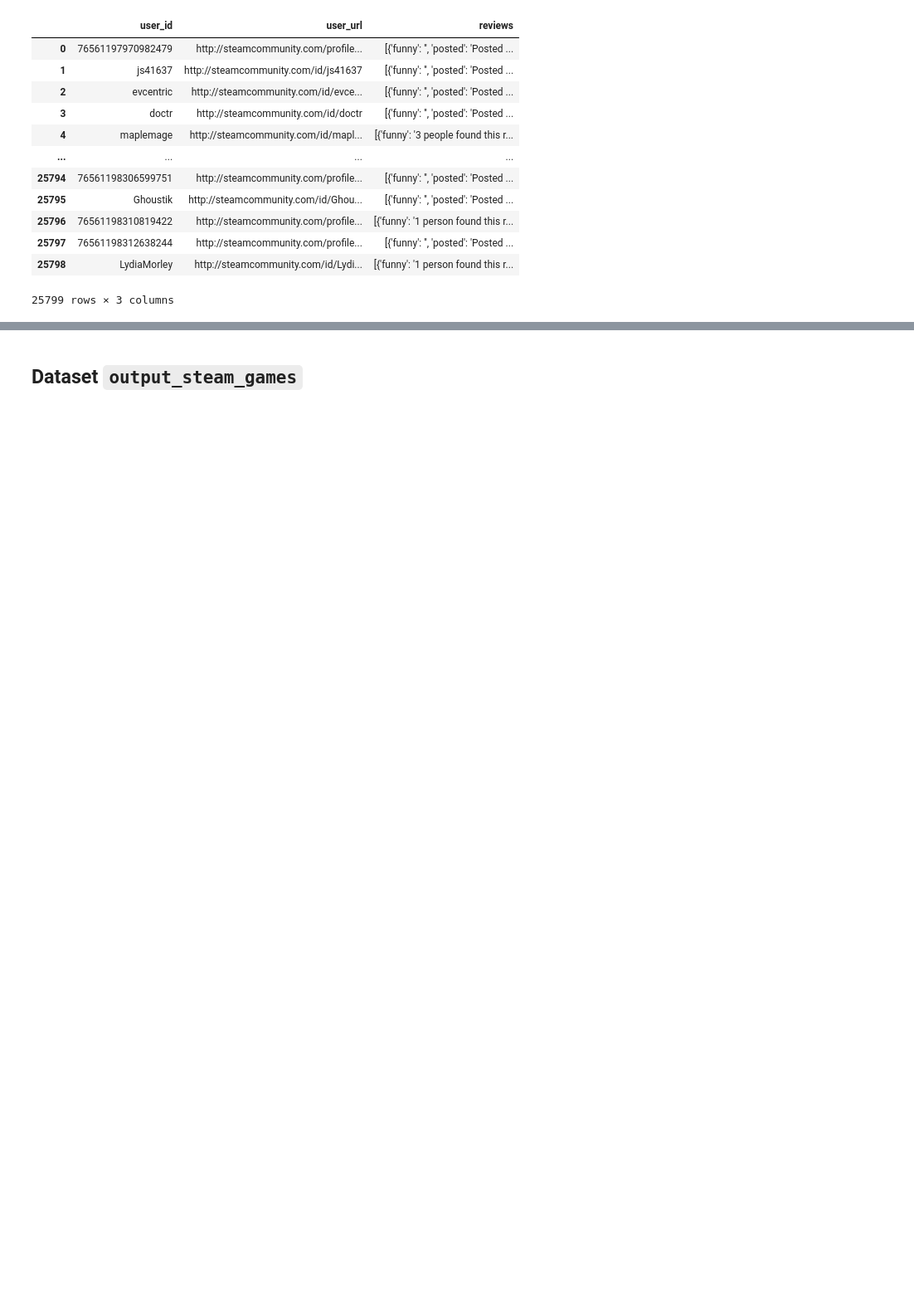
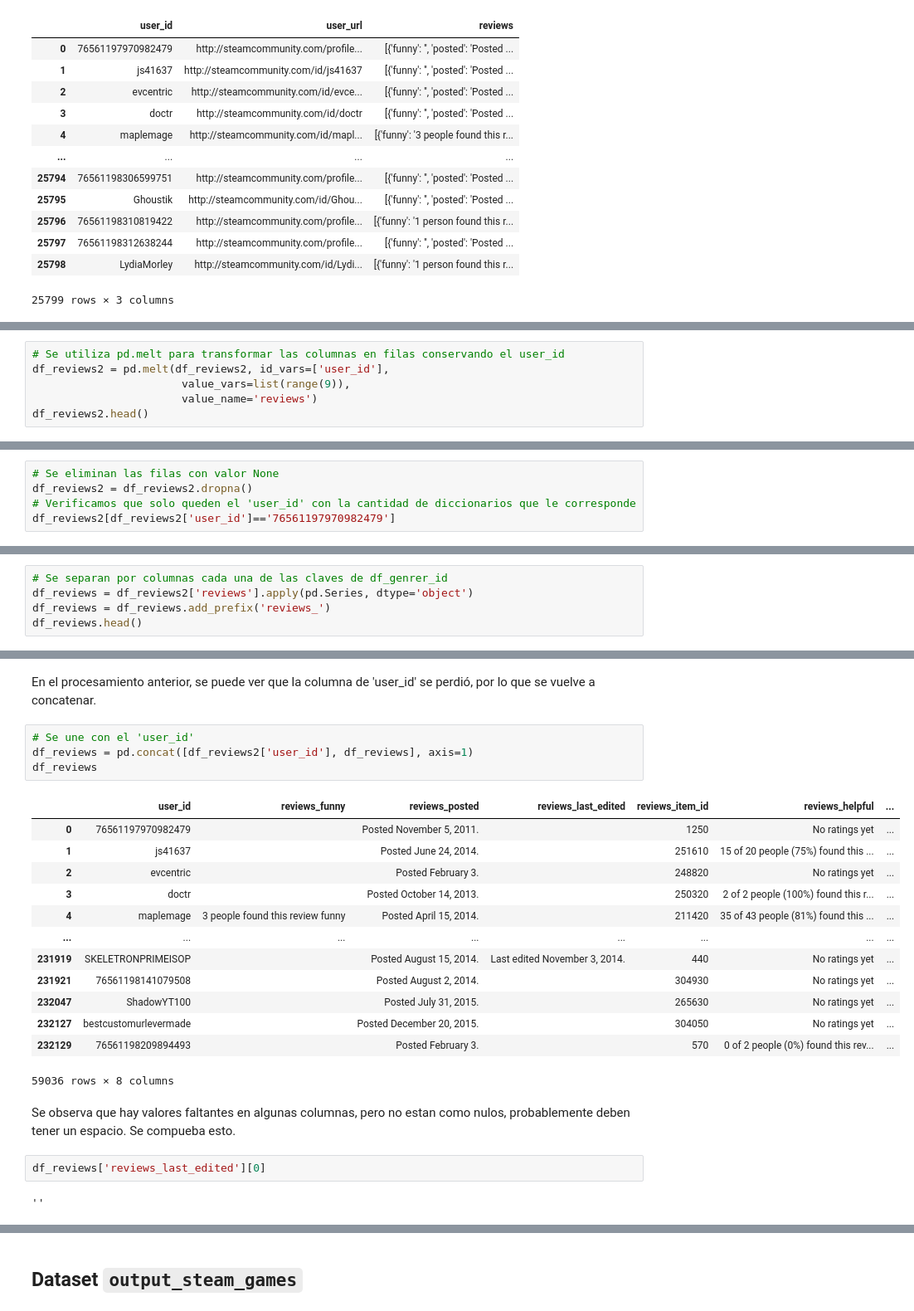
Before and after one commit to IngCarlaPezzone/PI1_MLOps_videojuegos, a Jupyter notebook: 01_ETL.ipynb, the cells around one changed output, grey strips where cells are left out. Shown at 83% size. Cells and saved outputs as stored; diff of their text form; blank space fills up the shorter version.

```diff
--- a/01_ETL.ipynb
+++ b/01_ETL.ipynb
@@ -37,0 +159,6 @@ df_reviews
+# %%
+# Se utiliza pd.melt para transformar las columnas en filas conservando el user_id
+df_reviews2 = pd.melt(df_reviews2, id_vars=['user_id'],
+                       value_vars=list(range(9)),
+                       value_name='reviews')
+df_reviews2.head()
@@ -37,0 +194,5 @@ df_reviews
+# %%
+# Se eliminan las filas con valor None
+df_reviews2 = df_reviews2.dropna()
+# Verificamos que solo queden el 'user_id' con la cantidad de diccionarios que le corresponde
+df_reviews2[df_reviews2['user_id']=='76561197970982479']
@@ -37,0 +206,5 @@ df_reviews
+# %%
+# Se separan por columnas cada una de las claves de df_genrer_id
+df_reviews = df_reviews2['reviews'].apply(pd.Series, dtype='object')
+df_reviews = df_reviews.add_prefix('reviews_')
+df_reviews.head()
@@ -37,0 +225,26 @@ df_reviews
+# %% [markdown]
+En el procesamiento anterior, se puede ver que la columna de 'user_id' se perdió, por lo que se vuelve a concatenar.
+# %%
+# Se une con el 'user_id'
+df_reviews = pd.concat([df_reviews2['user_id'], df_reviews], axis=1)
+df_reviews
+# %% [output]
+|  | user_id | reviews_funny | reviews_posted | reviews_last_edited | reviews_item_id | reviews_helpful | ... |
+| 0 | 76561197970982479 |  | Posted November 5, 2011. |  | 1250 | No ratings yet | ... |
+| 1 | js41637 |  | Posted June 24, 2014. |  | 251610 | 15 of 20 people (75%) found this ... | ... |
+| 2 | evcentric |  | Posted February 3. |  | 248820 | No ratings yet | ... |
+| 3 | doctr |  | Posted October 14, 2013. |  | 250320 | 2 of 2 people (100%) found this r... | ... |
+| 4 | maplemage | 3 people found this review funny | Posted April 15, 2014. |  | 211420 | 35 of 43 people (81%) found this ... | ... |
+| ... | ... | ... | ... | ... | ... | ... | ... |
+| 231919 | SKELETRONPRIMEISOP |  | Posted August 15, 2014. | Last edited November 3, 2014. | 440 | No ratings yet | ... |
+| 231921 | 76561198141079508 |  | Posted August 2, 2014. |  | 304930 | No ratings yet | ... |
+| 232047 | ShadowYT100 |  | Posted July 31, 2015. |  | 265630 | No ratings yet | ... |
+| 232127 | bestcustomurlevermade |  | Posted December 20, 2015. |  | 304050 | No ratings yet | ... |
+| 232129 | 76561198209894493 |  | Posted February 3. |  | 570 | 0 of 2 people (0%) found this rev... | ... |
+59036 rows × 8 columns
+# %% [markdown]
+Se observa que hay valores faltantes en algunas columnas, pero no estan como nulos, probablemente deben tener un espacio. Se compueba esto.
+# %%
+df_reviews['reviews_last_edited'][0]
+# %% [output]
+''
```
Also changed, not shown: parts of 37 cells of this notebook, 1 other file.
